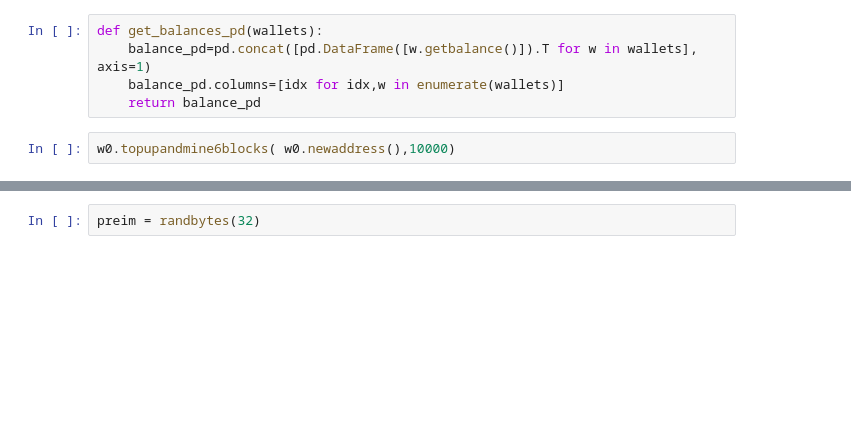
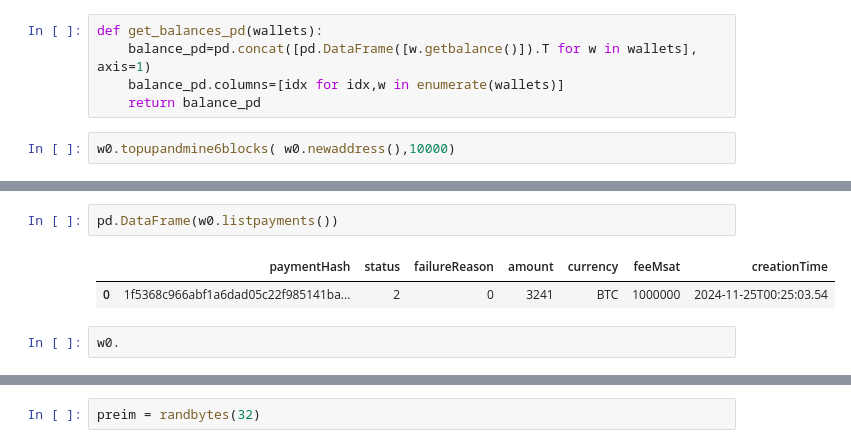
Before and after one commit to DontTrustVerifyOrg/gig-gossip, a Jupyter notebook: python/wallet_test.ipynb, the cells around one changed output, grey strips where cells are left out. Saved outputs shown, nothing was run; the diff lists cells and outputs as text; blank space fills up the shorter version.

```diff
--- a/python/wallet_test.ipynb
+++ b/python/wallet_test.ipynb
@@ -57,3 +69,10 @@ pd.DataFrame(w0.listinvoices())
+# %%
+pd.DataFrame(w0.listpayments())
+# %% [output]
+|  | paymentHash | status | failureReason | amount | currency | feeMsat | creationTime |
+| 0 | 1f5368c966abf1a6dad05c22f985141ba... | 2 | 0 | 3241 | BTC | 1000000 | 2024-11-25T00:25:03.54 |
+# %%
+w0.
 # %%
 get_balances_pd(wallets)
 # %% [output]
```
Also changed, not shown: parts of 7 cells of this notebook, 2 other files.
